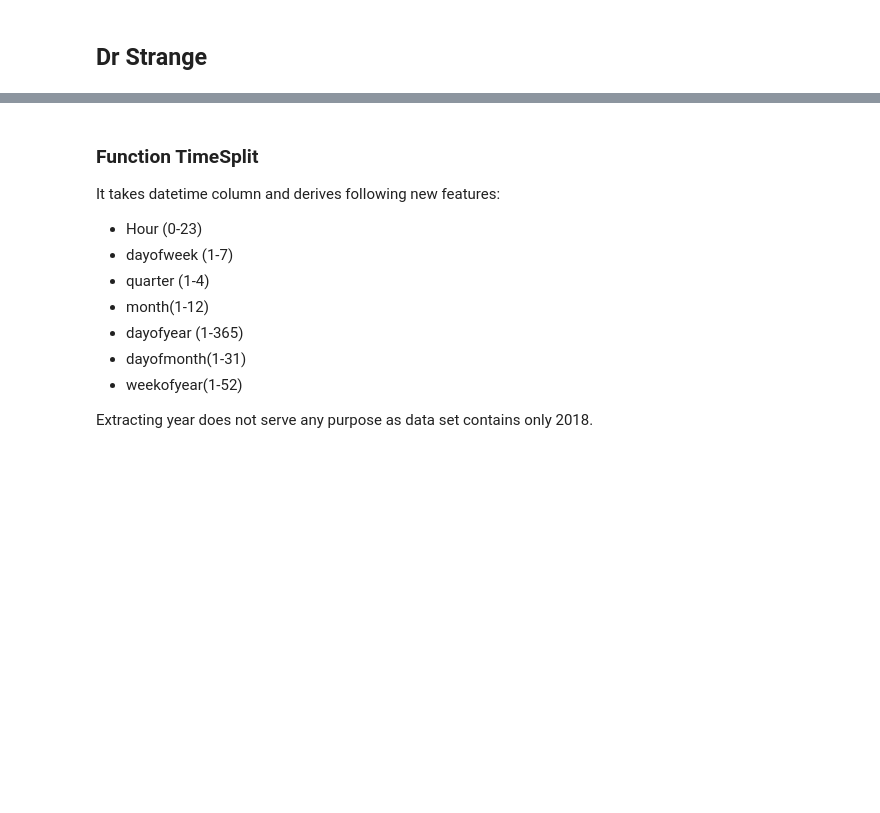
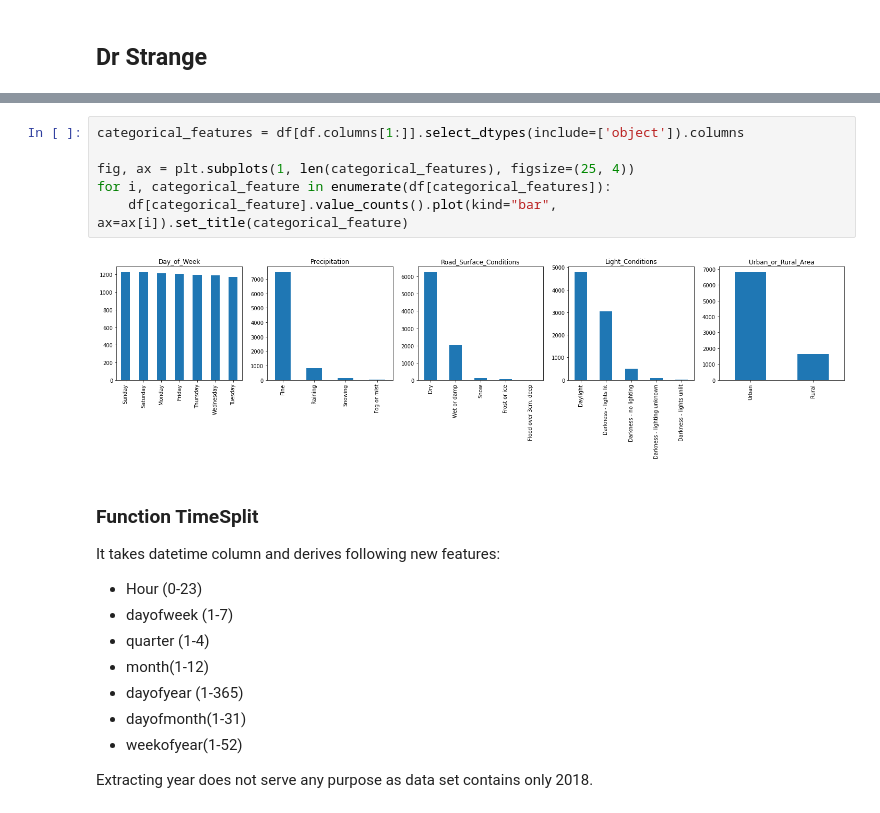
Before and after one commit to Amarilda/MscAston, a Jupyter notebook: Road Accidents/BNK432.ipynb, the cells around one changed output, grey strips where cells are left out. Cells and saved outputs as stored; diff of their text form; blank space fills up the shorter version.

```diff
--- a/Road Accidents/BNK432.ipynb
+++ b/Road Accidents/BNK432.ipynb
@@ -439,3 +530,11 @@ Can the error be reduced by generation additional features and using regression
+# %%
+categorical_features = df[df.columns[1:]].select_dtypes(include=['object']).columns
+
+fig, ax = plt.subplots(1, len(categorical_features), figsize=(25, 4))
+for i, categorical_feature in enumerate(df[categorical_features]):
+    df[categorical_feature].value_counts().plot(kind="bar", ax=ax[i]).set_title(categorical_feature)
+# %% [output]
+[figure, added]
 # %% [markdown]
 ### Function TimeSplit
 It takes datetime column and derives following new features:
```
Also changed, not shown: parts of 64 cells of this notebook.
